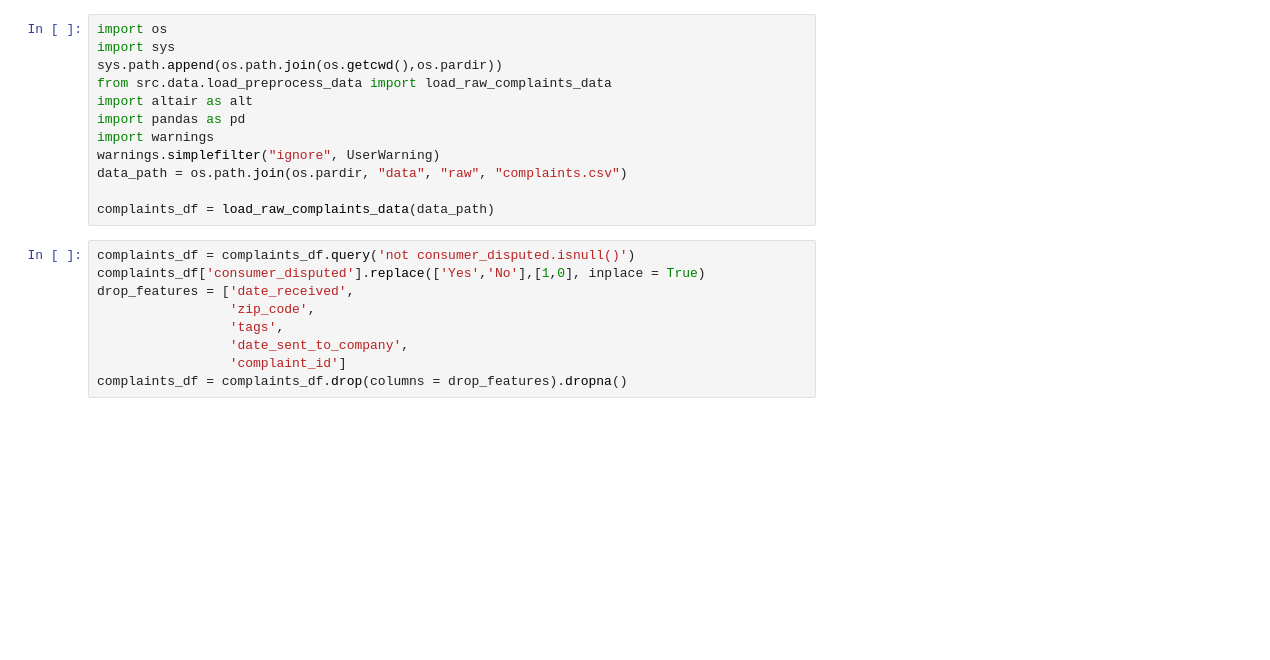
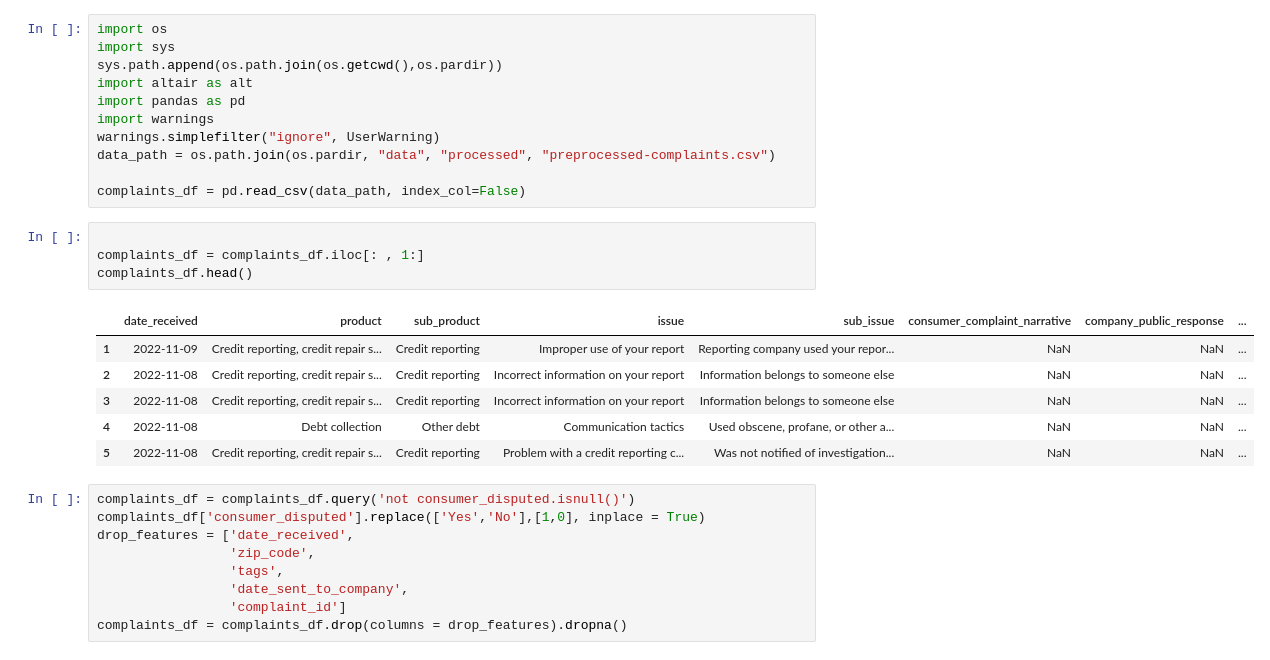
Before and after one commit to UBC-MDS/DSCI-522_Team12, a Jupyter notebook: notebooks/2.1-ly_analysis.ipynb, the cells around one changed output. Drawn from its saved outputs; the diff is of its cells as text; blank space fills up the shorter version.

```diff
--- a/notebooks/2.1-ly_analysis.ipynb
+++ b/notebooks/2.1-ly_analysis.ipynb
@@ -2,14 +2,24 @@
 import os
 import sys
 sys.path.append(os.path.join(os.getcwd(),os.pardir))
-from src.data.load_preprocess_data import load_raw_complaints_data
 import altair as alt
 import pandas as pd
 import warnings
 warnings.simplefilter("ignore", UserWarning)
-data_path = os.path.join(os.pardir, "data", "raw", "complaints.csv")
+data_path = os.path.join(os.pardir, "data", "processed", "preprocessed-complaints.csv")
 
-complaints_df = load_raw_complaints_data(data_path)
+complaints_df = pd.read_csv(data_path, index_col=False)
+# %%
+
+complaints_df = complaints_df.iloc[: , 1:]
+complaints_df.head()
+# %% [output]
+|  | date_received | product | sub_product | issue | sub_issue | consumer_complaint_narrative | company_public_response | ... |
+| 1 | 2022-11-09 | Credit reporting, credit repair s... | Credit reporting | Improper use of your report | Reporting company used your repor... | NaN | NaN | ... |
+| 2 | 2022-11-08 | Credit reporting, credit repair s... | Credit reporting | Incorrect information on your report | Information belongs to someone else | NaN | NaN | ... |
+| 3 | 2022-11-08 | Credit reporting, credit repair s... | Credit reporting | Incorrect information on your report | Information belongs to someone else | NaN | NaN | ... |
+| 4 | 2022-11-08 | Debt collection | Other debt | Communication tactics | Used obscene, profane, or other a... | NaN | NaN | ... |
+| 5 | 2022-11-08 | Credit reporting, credit repair s... | Credit reporting | Problem with a credit reporting c... | Was not notified of investigation... | NaN | NaN | ... |
 # %%
 complaints_df = complaints_df.query('not consumer_disputed.isnull()')
 complaints_df['consumer_disputed'].replace(['Yes','No'],[1,0], inplace = True)
```
Also changed, not shown: 2 other files.
